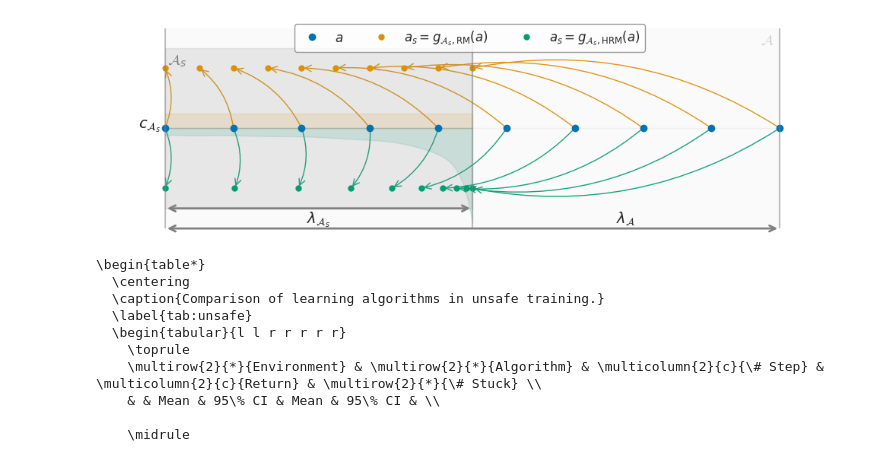
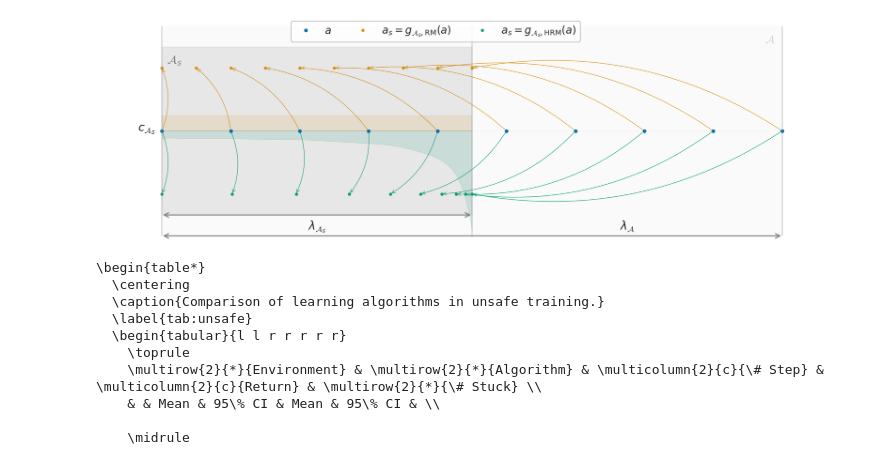
Before and after one commit to TimWalter/SafeGBPO, a Jupyter notebook: presentation/figures.ipynb, the cells around one changed output. Drawn from its saved outputs; the diff is of its cells as text; code cells hidden in the pictures.

Commit message:
final figures

```diff
--- a/presentation/figures.ipynb
+++ b/presentation/figures.ipynb
@@ -70,7 +70,7 @@ s = 0.5
 y_lin = linear_map(x, a, s)*s
 y_tanh = hyperbolic_map(x, a, s)*s
 
-fig, ax = plt.subplots(figsize=(10, 3))
+fig, ax = plt.subplots(figsize=(20, 6))
 ax.set_xlim(-0.1, 1.1)
 ax.set_ylim(-0.5, 0.5)
 ax.get_yaxis().set_visible(False)
@@ -104,25 +104,25 @@ for xi, yl, yh in zip(x, y_lin, y_tanh):
     ax.add_patch(arrow2)
 
 ax.vlines(0.0, -0.5, 0.5, color='grey', linewidth=1.5, alpha=0.5)
-ax.annotate(r'$c_{\mathcal{A}_s}$', xy=(-0.025, 0.0), ha='center', fontsize=14)
+ax.annotate(r'$c_{\mathcal{A}_s}$', xy=(-0.025, 0.0), ha='center', fontsize=22)
 
 ax.vlines(0.5, -0.5, 0.5, color='grey', linewidth=1.5, alpha=0.5)
 ax.annotate(
     r'', xy=(0.5, -0.4), xytext=(0.0, -0.4),
-    arrowprops=dict(arrowstyle='<->', color='grey', lw=2), fontsize=14
+    arrowprops=dict(arrowstyle='<->', color='grey', lw=2), fontsize=22
 )
-ax.annotate(r'$\lambda_{\mathcal{A}_s}$', xy=(0.25, -0.47), ha='center', fontsize=14)
+ax.annotate(r'$\lambda_{\mathcal{A}_s}$', xy=(0.25, -0.47), ha='center', fontsize=22)
 
 ax.vlines(1.0, -0.5, 0.5, color='grey', linewidth=1.5, alpha=0.5)
 ax.annotate(
     r'', xy=(1.0, -0.5), xytext=(0.0, -0.5),
-    arrowprops=dict(arrowstyle='<->', color='grey', lw=2), fontsize=14
+    arrowprops=dict(arrowstyle='<->', color='grey', lw=2), fontsize=22
 )
-ax.annotate(r'$\lambda_\mathcal{A}$', xy=(0.75, -0.47), ha='center', fontsize=14)
+ax.annotate(r'$\lambda_\mathcal{A}$', xy=(0.75, -0.47), ha='center', fontsize=22)
 
 ax.set_facecolor('white')
 
-ax.legend(loc='upper left', ncols=3, fontsize=12, fancybox=True,
+ax.legend(loc='upper left', ncols=3, fontsize=20, fancybox=True,
     frameon=True,
     edgecolor="grey",
     facecolor="white",
@@ -134,36 +134,36 @@ x_dense = np.linspace(0, 1, n*10)
 y_lin_dense = linear_map(x_dense, a, s) * s
 y_tanh_dense = hyperbolic_map(x_dense, a, s) * s
 
 lin_hist = histogram(y_lin_dense, 0, 0.5, bins=n)
 tanh_hist = histogram(y_tanh_dense, 0, 0.5, bins=n)
 scaler = np.max([np.max(lin_hist), np.max(tanh_hist)])
 x_hist = np.linspace(0, 0.5, n)
 
 coeffs = np.polyfit(x_hist, -tanh_hist/scaler*0.5, 10)
 p = np.poly1d(coeffs)
 y_value = p(x_hist)
 
 ax.fill_between(
     x_hist, lin_hist/scaler * 0.5, color=sns.color_palette("colorblind")[1], alpha=0.15
 )
 ax.fill_between(
     x_hist, y_value, color=sns.color_palette("colorblind")[2], alpha=0.15
 )
 
 ax.fill_between([0.0, 1.0], [0.5, 0.5], color="lightgrey", alpha=0.1)
 ax.fill_between([0.0, 1.0], [-0.5, -0.5], color="lightgrey", alpha=0.1)
-ax.annotate(r'$\mathcal{A}$', xy=(0.98, 0.42), ha='center', fontsize=14, color="lightgrey")
+ax.annotate(r'$\mathcal{A}$', xy=(0.98, 0.42), ha='center', fontsize=22, color="lightgrey")
 
 ax.fill_between([0.0, 0.5], [0.4, 0.4], color="grey", alpha=0.15)
 ax.fill_between([0.0, 0.5], [-0.4, -0.4], color="grey", alpha=0.15)
-ax.annotate(r'$\mathcal{A}_s$', xy=(0.02, 0.32), ha='center', fontsize=14, color="grey")
+ax.annotate(r'$\mathcal{A}_s$', xy=(0.02, 0.32), ha='center', fontsize=22, color="grey")
 
 # Plot the theoretical PDF (a constant line at y=1 for a uniform distribution on [0,1])
 ax.axhline(y=1, color='r', linestyle='--', label='Theoretical PDF (p(y)=1)')
 plt.tight_layout()
 plt.show()
 # %% [output]
-[figure, old version]
+[figure, new version]
 # %%
 group_map = {}
 env_translation = {
```
Also changed, not shown: parts of 4 cells of this notebook.
